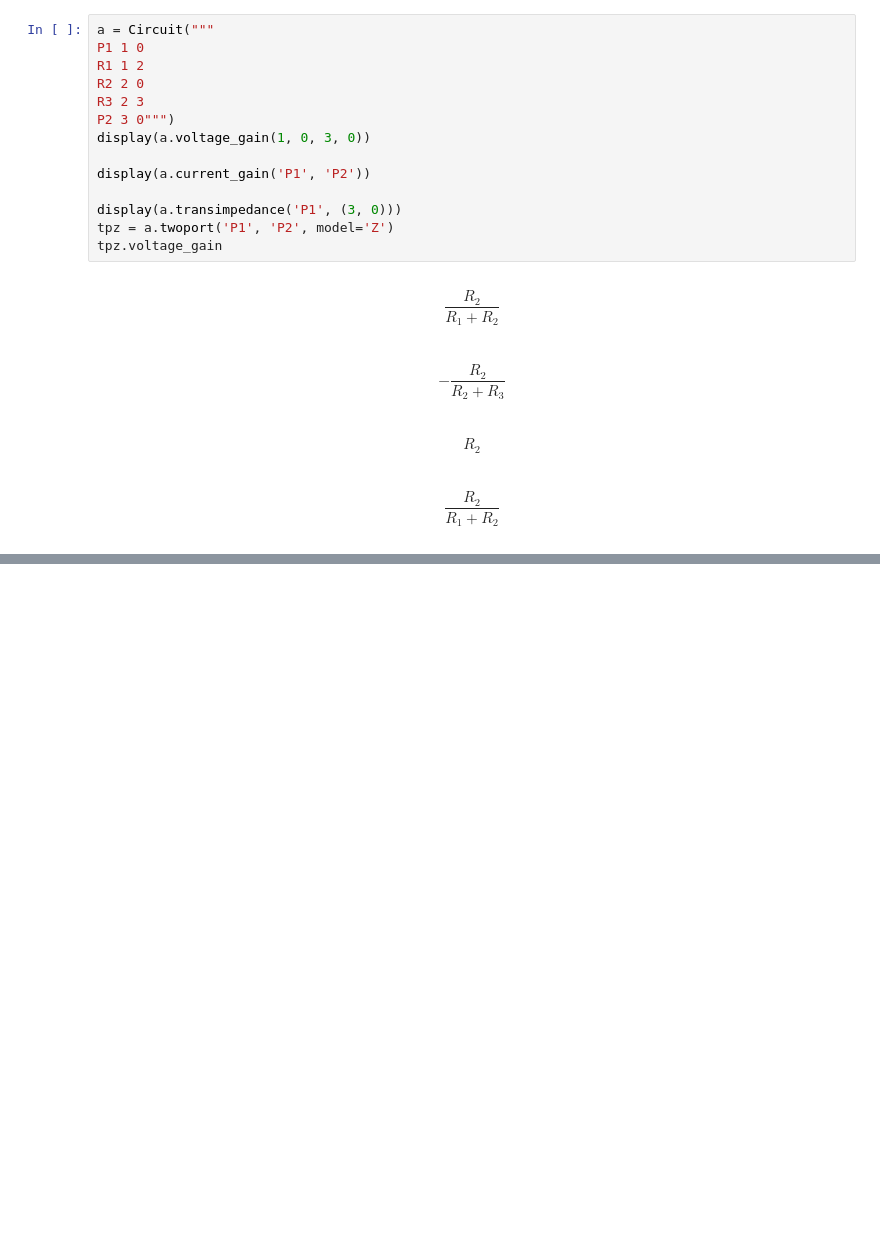
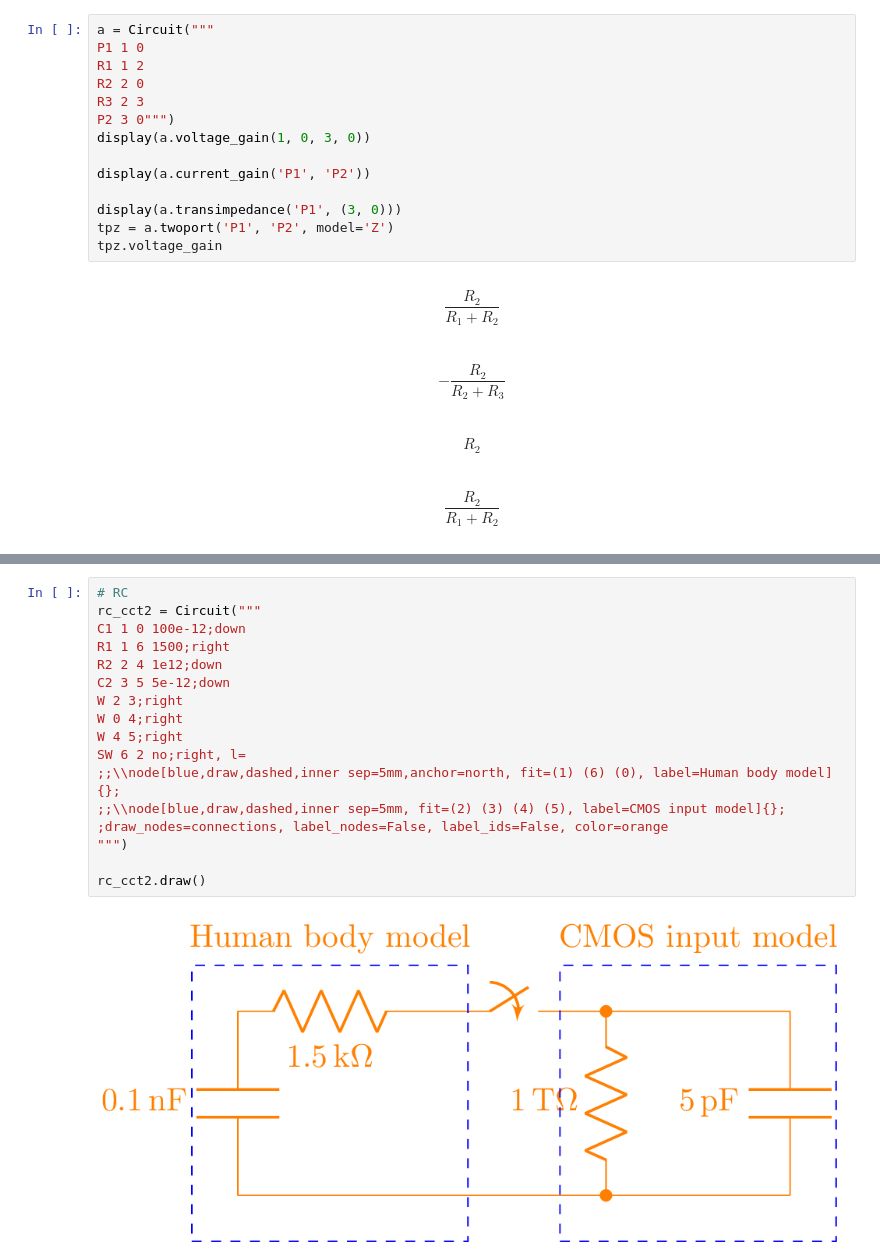
Before and after one commit to bvratnam/cmos-ic-design, a Jupyter notebook: notebooks/pylcapy.ipynb, the cells around one changed output, grey strips where cells are left out. Saved outputs shown, nothing was run; the diff lists cells and outputs as text; blank space fills up the shorter version.

```diff
--- a/notebooks/pylcapy.ipynb
+++ b/notebooks/pylcapy.ipynb
@@ -73,0 +106,19 @@ $$\frac{R_{2}}{R_{1} + R_{2}}$$
+# %%
+# RC
+rc_cct2 = Circuit("""
+C1 1 0 100e-12;down
+R1 1 6 1500;right
+R2 2 4 1e12;down
+C2 3 5 5e-12;down
+W 2 3;right
+W 0 4;right
+W 4 5;right
+SW 6 2 no;right, l=
+;;\\node[blue,draw,dashed,inner sep=5mm,anchor=north, fit=(1) (6) (0), label=Human body model] {};
+;;\\node[blue,draw,dashed,inner sep=5mm, fit=(2) (3) (4) (5), label=CMOS input model]{};
+;draw_nodes=connections, label_nodes=False, label_ids=False, color=orange
+""")
+
+rc_cct2.draw()
+# %% [output]
+[figure, added]
```
Also changed, not shown: parts of 15 cells of this notebook.
